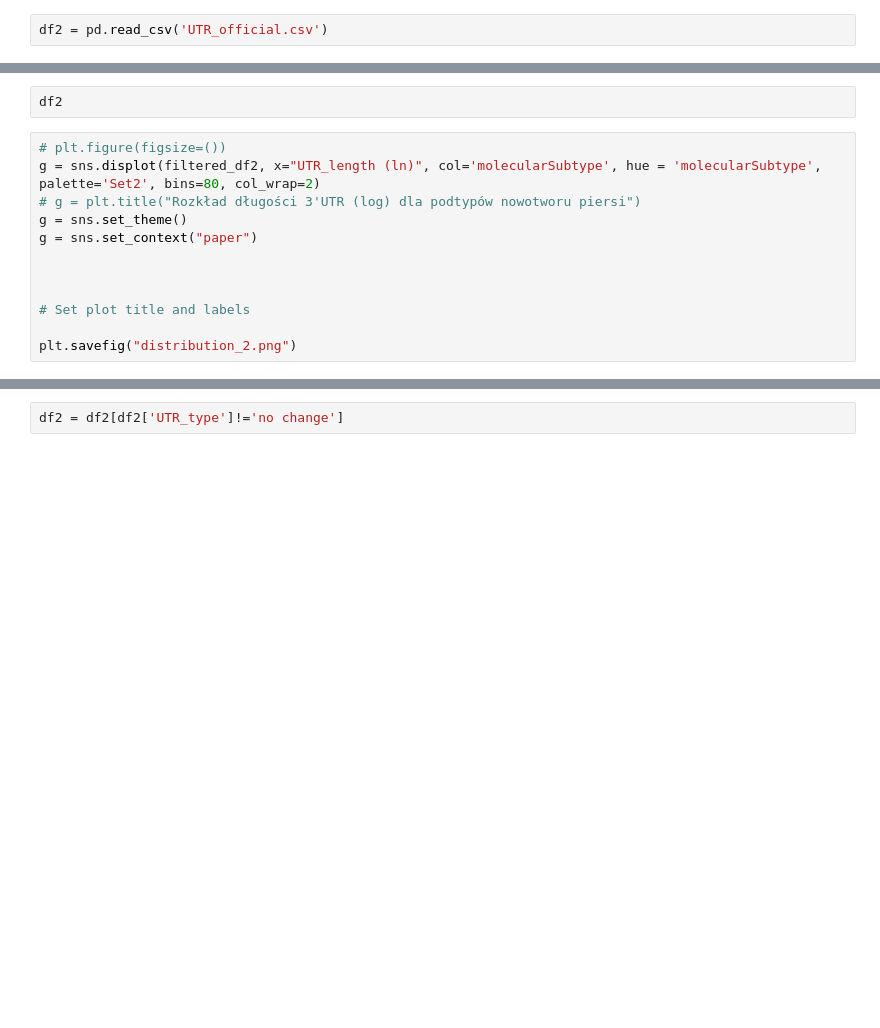
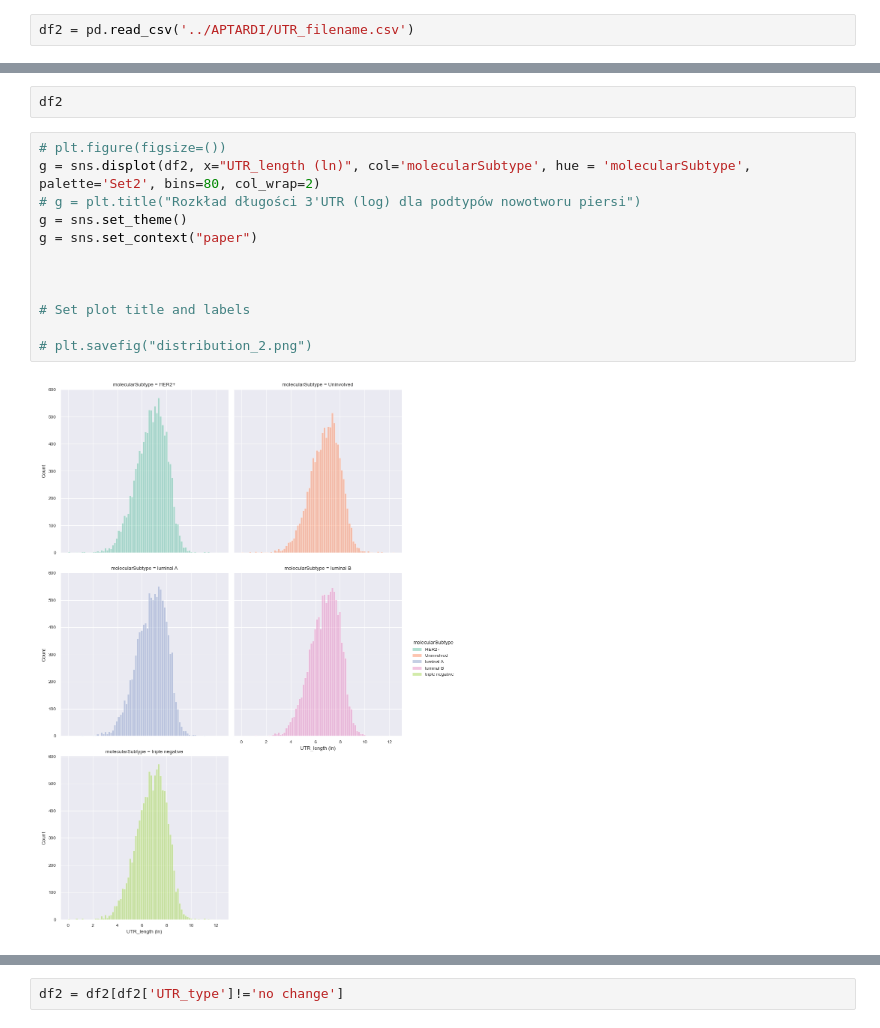
Before and after one commit to dziczek666/DataAnalysisUTR, a Jupyter notebook: official.ipynb, the cells around one changed output, grey strips where cells are left out. Cells and saved outputs as stored; diff of their text form; blank space fills up the shorter version.

```diff
--- a/official.ipynb
+++ b/official.ipynb
@@ -77,5 +75,5 @@ filtered_df2.to_csv('UTR_official.csv', index=False)
 # %%
-df2 = pd.read_csv('UTR_official.csv')
+df2 = pd.read_csv('../APTARDI/UTR_filename.csv')
 # %%
 # Z-scores
 df['z_score_diff'] = stats.zscore(df['UTR_diff'])
@@ -103,16 +101,18 @@ print(df2)
 df2
 # %%
 # plt.figure(figsize=())
-g = sns.displot(filtered_df2, x="UTR_length (ln)", col='molecularSubtype', hue = 'molecularSubtype',  palette='Set2', bins=80, col_wrap=2)
+g = sns.displot(df2, x="UTR_length (ln)", col='molecularSubtype', hue = 'molecularSubtype',  palette='Set2', bins=80, col_wrap=2)
 # g = plt.title("Rozkład długości 3'UTR (log) dla podtypów nowotworu piersi")
 g = sns.set_theme()
 g = sns.set_context("paper")
 
 
 
 # Set plot title and labels
 
-plt.savefig("distribution_2.png")
+# plt.savefig("distribution_2.png")
+# %% [output]
+[figure, added]
 # %%
 df3 = df2[df2['UTR_type']!='no change']
 f = plt.figure(figsize=(12, 8))
```
Also changed, not shown: parts of 11 cells of this notebook, 3 other files.
